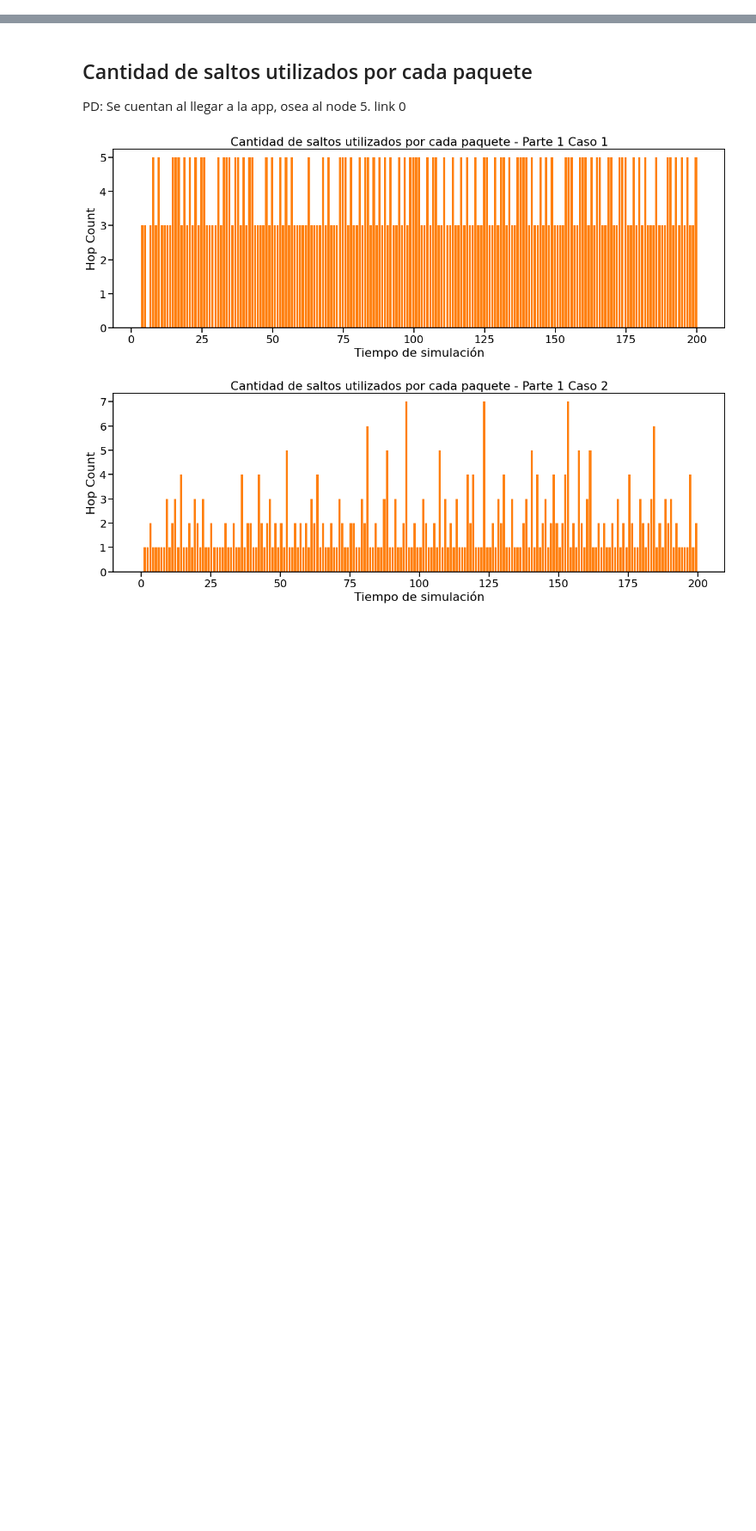
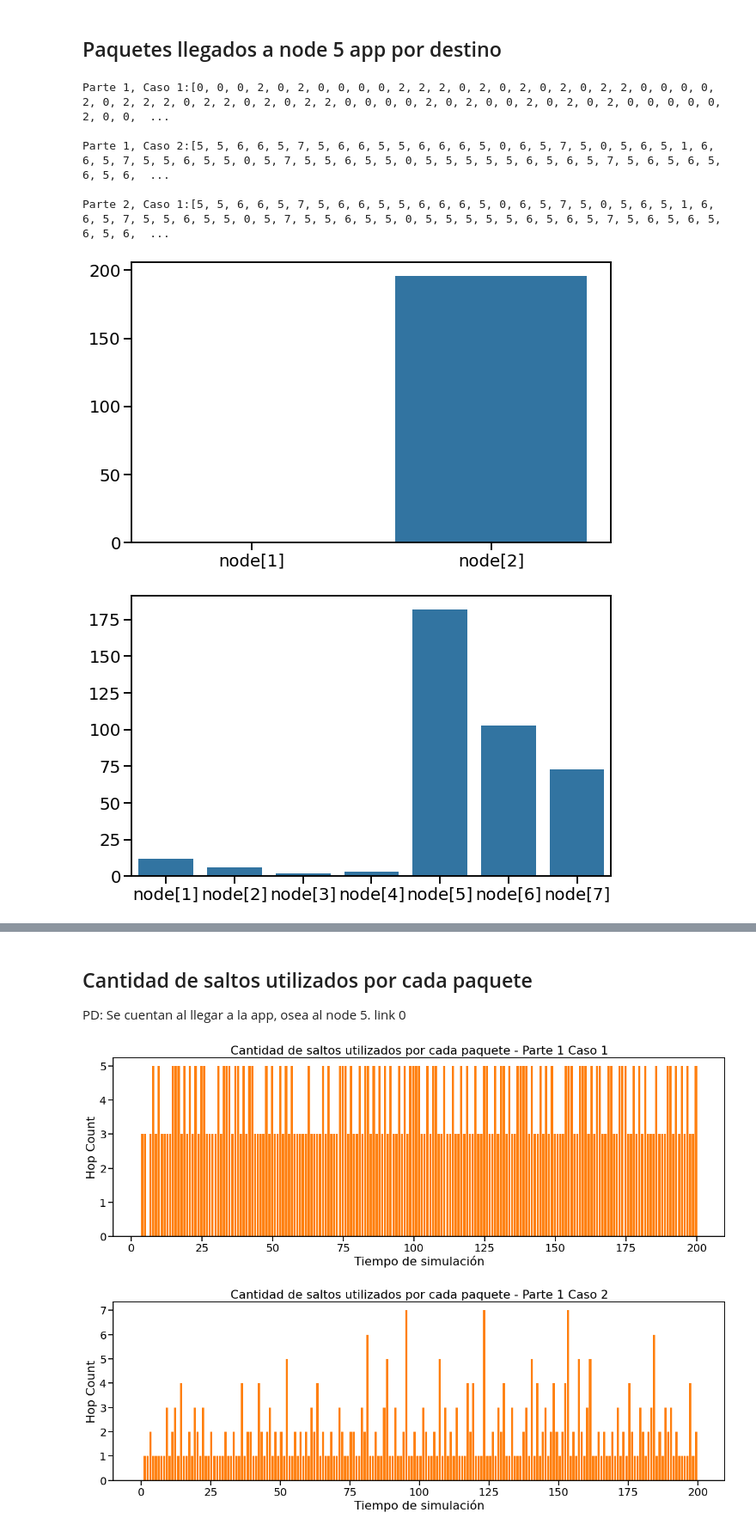
Before and after one commit to Kidmand/Redes-LAB-4, a Jupyter notebook: Graficas, consigna, informe/Notebook-results.ipynb, the cells around one changed output, grey strips where cells are left out. Shown at 86% size. Cells and saved outputs as stored; diff of their text form; code cells hidden in the pictures; blank space fills up the shorter version.

```diff
--- a/Graficas, consigna, informe/Notebook-results.ipynb
+++ b/Graficas, consigna, informe/Notebook-results.ipynb
@@ -82,0 +105,36 @@ Nombres de archivos:  Parte 2 Caso init
+# %% [markdown]
+## Paquetes llegados a node 5 app por destino
+# %%
+for p in range(2):
+    parte = data[p]
+    for c in range(len(parte)):
+        caso = parte[c]
+
+        # Extraemos los valores del vector de cada nodo en un array y lo guardamos en un array
+        source_value = caso.loc[(caso['module'] == 'Network.node[5].net') & (caso['name'] == 'Source'), 'vecvalue'].tolist()
+        source_value = list(map(int,source_value[0].split()))
+
+        print(f"\nParte {p+1}, Caso {c+1}:" + str(source_value))
+        # Crea un array de tamaño max_value con todos los elementos inicializados a 0
+        max_value = max(source_value)
+        count_array = [0] * max_value
+
+        # Itera sobre el array y cuenta las ocurrencias de cada número (source)
+        for number in source_value:
+            count_array[number - 1] += 1
+
+        node_array = [f'node[{i}]' for i in range(1, max_value + 1)]
+
+        # Graficamos
+        plt.figure(figsize=(10,6))
+        seaborn.barplot(
+            x=node_array,
+            y=count_array)
+# %% [output]
+Parte 1, Caso 1:[0, 0, 0, 2, 0, 2, 0, 0, 0, 0, 2, 2, 2, 0, 2, 0, 2, 0, 2, 0, 2, 2, 0, 0, 0, 0, 2, 0, 2, 2, 2, 0, 2, 2, 0, 2, 0, 2, 2, 0, 0, 0, 0, 2, 0, 2, 0, 0, 2, 0, 2, 0, 2, 0, 0, 0, 0, 0, 2, 0, 0,  ...
+
+Parte 1, Caso 2:[5, 5, 6, 6, 5, 7, 5, 6, 6, 5, 5, 6, 6, 6, 5, 0, 6, 5, 7, 5, 0, 5, 6, 5, 1, 6, 6, 5, 7, 5, 5, 6, 5, 5, 0, 5, 7, 5, 5, 6, 5, 5, 0, 5, 5, 5, 5, 5, 6, 5, 6, 5, 7, 5, 6, 5, 6, 5, 6, 5, 6,  ...
+
+Parte 2, Caso 1:[5, 5, 6, 6, 5, 7, 5, 6, 6, 5, 5, 6, 6, 6, 5, 0, 6, 5, 7, 5, 0, 5, 6, 5, 1, 6, 6, 5, 7, 5, 5, 6, 5, 5, 0, 5, 7, 5, 5, 6, 5, 5, 0, 5, 5, 5, 5, 5, 6, 5, 6, 5, 7, 5, 6, 5, 6, 5, 6, 5, 6,  ...
+[figure, added]
+[figure, added]
```
Also changed, not shown: parts of 7 cells of this notebook, 4 other files.
